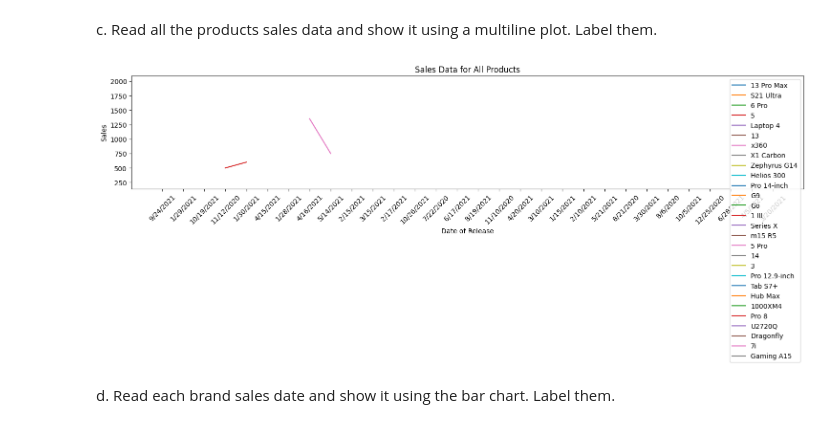
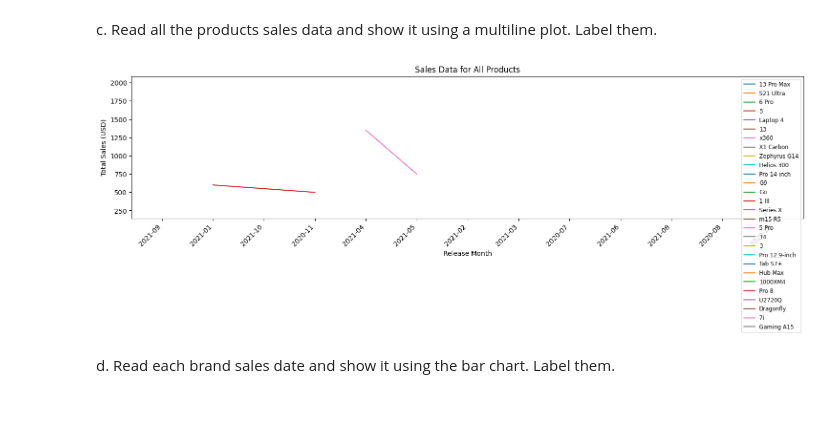
Before and after one commit to LeojTandayu/VDA-CPE031-CPE21S4, a Jupyter notebook: Exercise9.ipynb, the cells around one changed output. Saved outputs shown, nothing was run; the diff lists cells and outputs as text; code cells hidden in the pictures.

```diff
--- a/Exercise9.ipynb
+++ b/Exercise9.ipynb
@@ -91,23 +91,26 @@ c. Read all the products sales data and show it using a multiline plot. Label th
 # %%
 import pandas as pd
 import matplotlib.pyplot as plt
 
 df = pd.read_csv('Technological-Products-Sample-Data - Tech Products.csv')
 
+df['Date of Release'] = pd.to_datetime(df['Date of Release'])
+df['Release Month'] = df['Date of Release'].dt.to_period('M')
+
 plt.figure(figsize=(15, 5))
 plt.title('Sales Data for All Products')
-plt.xlabel('Date of Release')
-plt.ylabel('Sales')
+plt.xlabel('Release Month')
+plt.ylabel('Total Sales (USD)')
 
 for product in df['Model'].unique():
-    product_data = df[df['Model'] == product]
-    plt.plot(product_data['Date of Release'], product_data['Price (USD)'], label=product)
+    product_data = df[df['Model'] == product].groupby('Release Month')['Price (USD)'].sum().reset_index()
+    plt.plot(product_data['Release Month'].astype(str), product_data['Price (USD)'], label=product)
 
-plt.xticks(rotation=45)
-plt.legend(loc='best')
+plt.xticks(rotation=45, ha='right')
+plt.legend(loc='best', fontsize='small')
 plt.tight_layout()
 plt.show()
 # %% [output]
-[figure, old version]
+[figure, new version]
 # %% [markdown]
 d. Read each brand sales date and show it using the bar chart. Label them.
```
Also changed, not shown: parts of 5 cells of this notebook.
